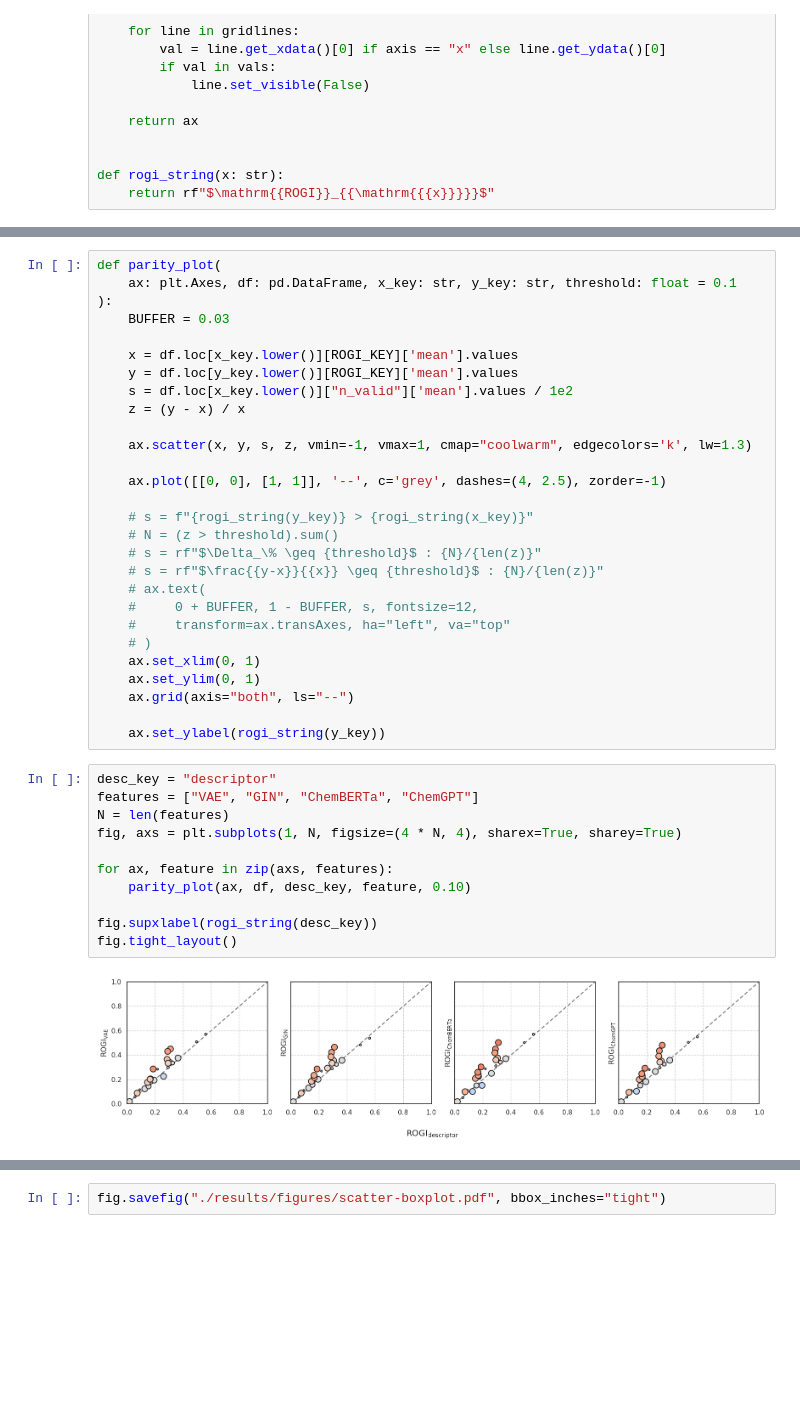
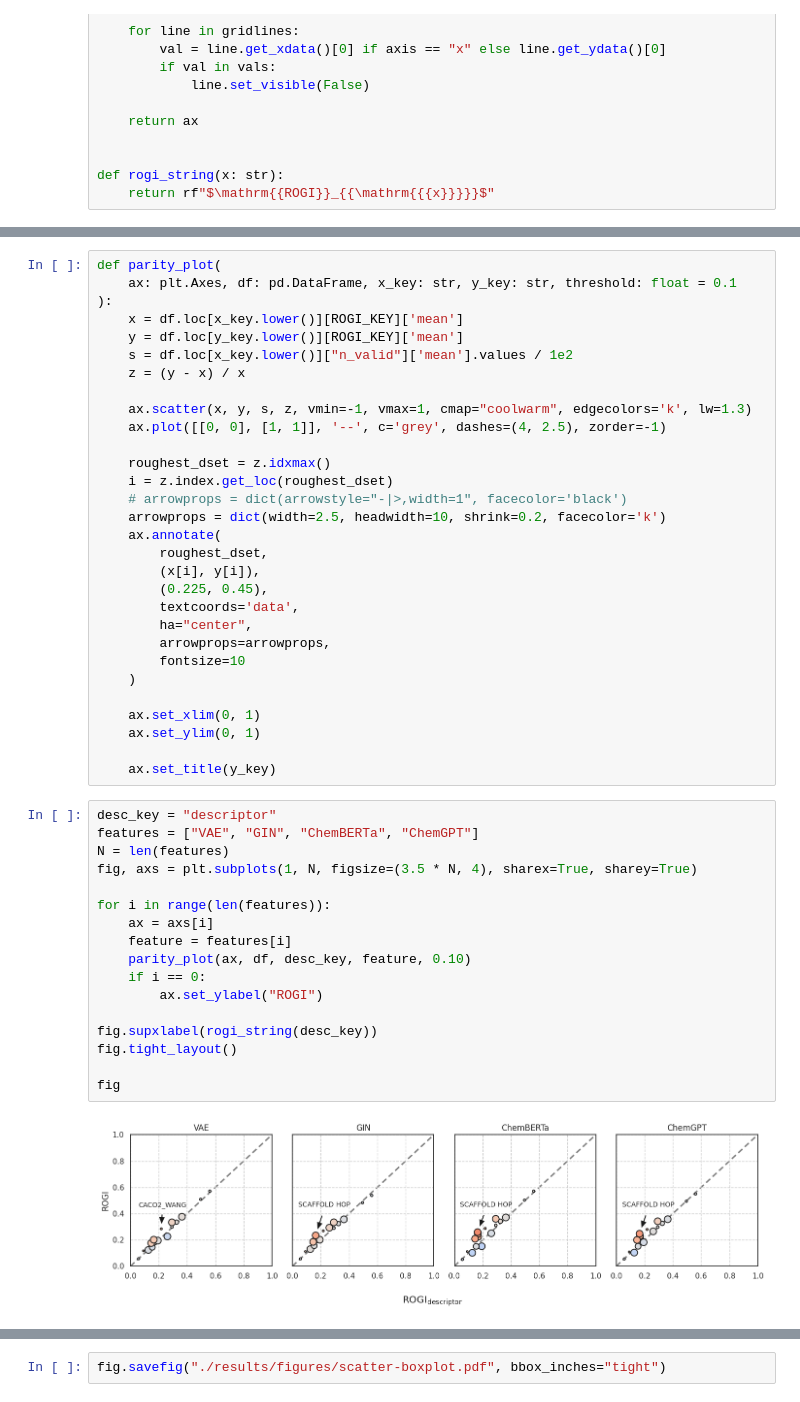
Before and after one commit to coleygroup/rogi-xd, a Jupyter notebook: plots.ipynb, the cells around one changed output, grey strips where cells are left out. Drawn from its saved outputs; the diff is of its cells as text; blank space fills up the shorter version.

```diff
--- a/plots.ipynb
+++ b/plots.ipynb
@@ -65,40 +126,48 @@ df.head(15)
 def parity_plot(
     ax: plt.Axes, df: pd.DataFrame, x_key: str, y_key: str, threshold: float = 0.1
 ):
-    BUFFER = 0.03
-
-    x = df.loc[x_key.lower()][ROGI_KEY]['mean'].values
-    y = df.loc[y_key.lower()][ROGI_KEY]['mean'].values
+    x = df.loc[x_key.lower()][ROGI_KEY]['mean']
+    y = df.loc[y_key.lower()][ROGI_KEY]['mean']
     s = df.loc[x_key.lower()]["n_valid"]['mean'].values / 1e2
     z = (y - x) / x
 
     ax.scatter(x, y, s, z, vmin=-1, vmax=1, cmap="coolwarm", edgecolors='k', lw=1.3)
-
     ax.plot([[0, 0], [1, 1]], '--', c='grey', dashes=(4, 2.5), zorder=-1)
 
-    # s = f"{rogi_string(y_key)} > {rogi_string(x_key)}"
-    # N = (z > threshold).sum()
-    # s = rf"$\Delta_\% \geq {threshold}$ : {N}/{len(z)}"
-    # s = rf"$\frac{{y-x}}{{x}} \geq {threshold}$ : {N}/{len(z)}"
-    # ax.text(
-    #     0 + BUFFER, 1 - BUFFER, s, fontsize=12,
-    #     transform=ax.transAxes, ha="left", va="top"
-    # )
+    roughest_dset = z.idxmax()
+    i = z.index.get_loc(roughest_dset)
+    # arrowprops = dict(arrowstyle="-|>,width=1", facecolor='black')
+    arrowprops = dict(width=2.5, headwidth=10, shrink=0.2, facecolor='k')
+    ax.annotate(
+        roughest_dset,
+        (x[i], y[i]),
+        (0.225, 0.45),
+        textcoords='data',
+        ha="center",
+        arrowprops=arrowprops,
+        fontsize=10
+    )
+
     ax.set_xlim(0, 1)
     ax.set_ylim(0, 1)
-    ax.grid(axis="both", ls="--")
 
-    ax.set_ylabel(rogi_string(y_key))
+    ax.set_title(y_key)
 # %%
 desc_key = "descriptor"
 features = ["VAE", "GIN", "ChemBERTa", "ChemGPT"]
 N = len(features)
-fig, axs = plt.subplots(1, N, figsize=(4 * N, 4), sharex=True, sharey=True)
+fig, axs = plt.subplots(1, N, figsize=(3.5 * N, 4), sharex=True, sharey=True)
 
-for ax, feature in zip(axs, features):
+for i in range(len(features)):
+    ax = axs[i]
+    feature = features[i]
     parity_plot(ax, df, desc_key, feature, 0.10)
+    if i == 0:
+        ax.set_ylabel("ROGI")
 
 fig.supxlabel(rogi_string(desc_key))
 fig.tight_layout()
+
+fig
 # %% [output]
-[figure, old version]
+[figure, new version]
```
Also changed, not shown: parts of 11 cells of this notebook, 1 other file.
